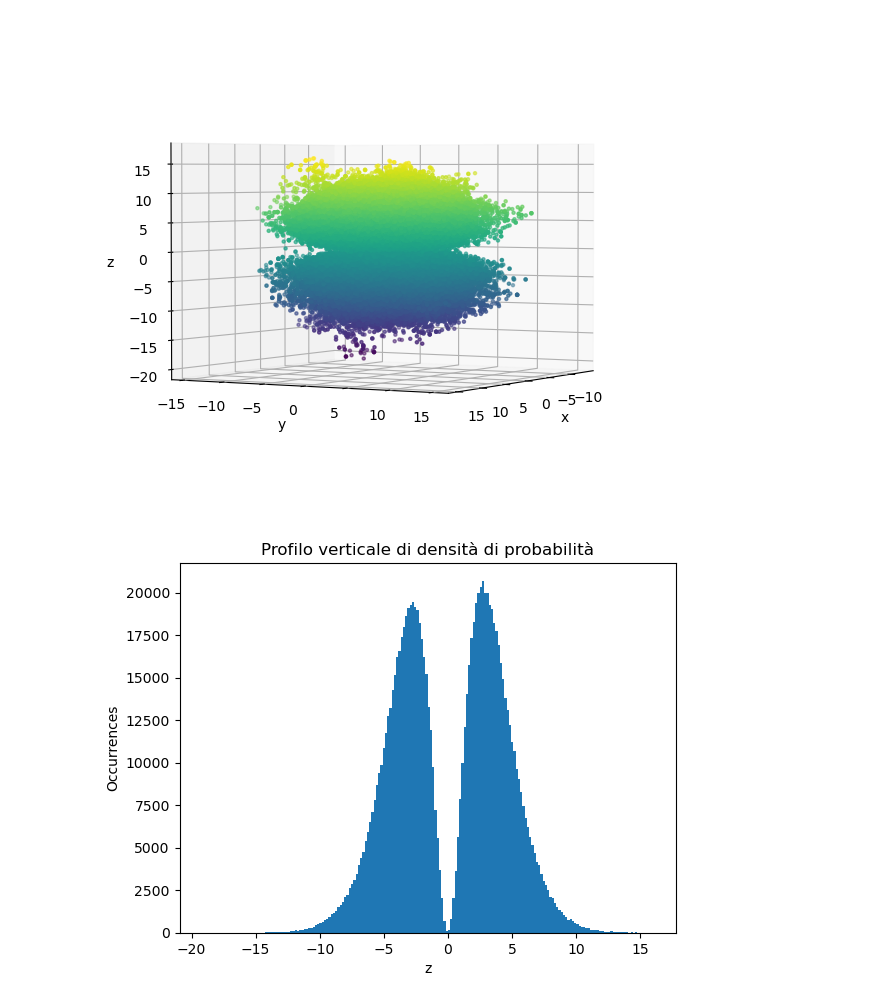
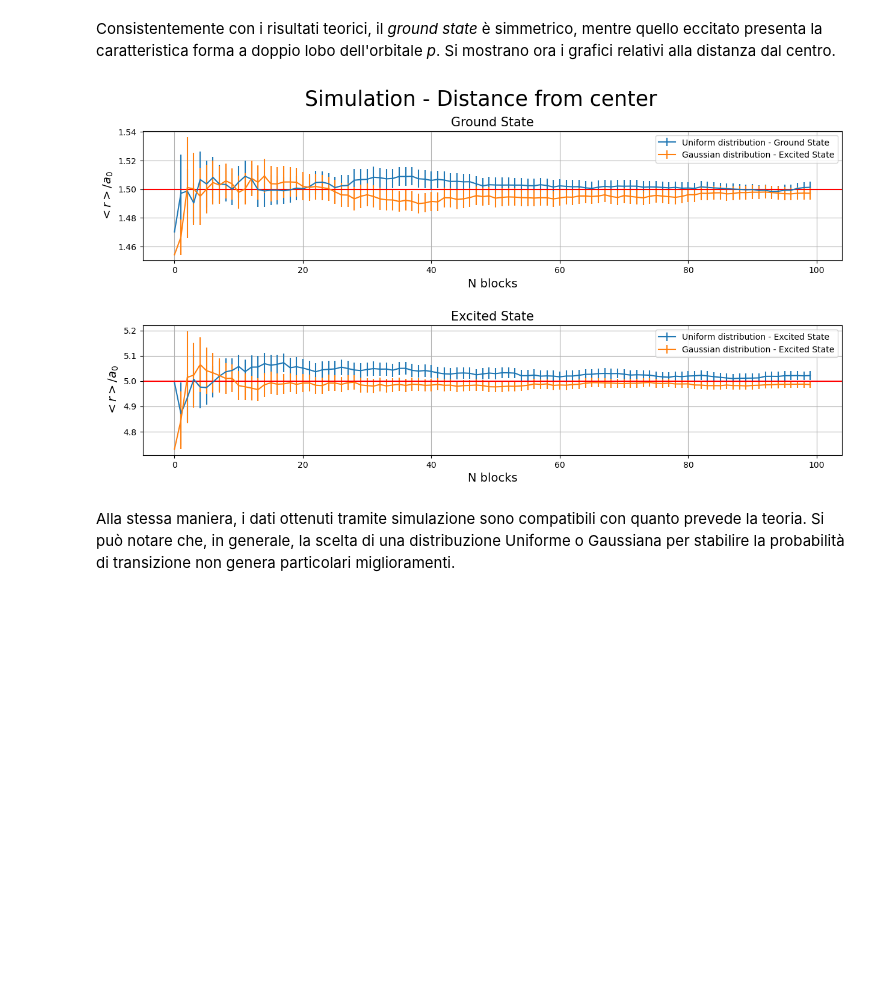
Before and after one commit to matteopicciolini/Numeric-Simulation-Laboratory, a Jupyter notebook: JupyterNotebooks/Exercises_05.ipynb, the cells around one changed output. Drawn from its saved outputs; the diff is of its cells as text; code cells hidden in the pictures; blank space fills up the shorter version.

```diff
--- a/JupyterNotebooks/Exercises_05.ipynb
+++ b/JupyterNotebooks/Exercises_05.ipynb
@@ -196,32 +247,46 @@ Incertezza statistica :
-# %%
-import matplotlib
-import matplotlib.pyplot as plt
-import numpy as np
-from mpl_toolkits.mplot3d import Axes3D
-
-X,Y,Z = np.loadtxt("../Data/05.1_Unif_0.87_0.87_0.87_Excited_State.dat", usecols=(0,1,2), delimiter=' ', unpack='true')
-
-fig = plt.figure()
-ax = Axes3D(fig)
-ax.scatter(X, Y, Z, c=Z, marker='.')
-ax.set_xlabel('x')
-ax.set_ylabel('y')
-ax.set_zlabel('z')
-ax.view_init(2, 30)
-
-plt.show()
-
-#--------------------------------------
-
-# cross section on (x,y)=(0,0) axis
-
-fig = plt.figure()
-plt.hist(Z,200)
-plt.xlabel("z")
-plt.ylabel("Occurrences")
-plt.title("Profilo verticale di densità di probabilità")
-
-plt.show()
-# %% [output]
-[figure, removed]
-[figure, removed]
+# %% [markdown]
+Consistentemente con i risultati teorici, il *ground state* è simmetrico, mentre quello eccitato presenta la caratteristica forma a doppio lobo dell'orbitale *p*. Si mostrano ora i grafici relativi alla distanza dal centro.
+# %%
+plt.figure(figsize = (15,7))
+
+plt.subplot(2, 1, 1)
+plt.suptitle("Simulation - Distance from center", fontsize = 25)
+
+x_label, progressive_sum, progressive_error = np.loadtxt("../Data/05.1_Unif_1.00_1.00_1.00_Dist_Ground_State.dat",
+                                                          unpack = True, usecols = (0, 2, 3))
+plt.errorbar(x_label, progressive_sum, yerr = progressive_error, label = "Uniform distribution - Ground State")
+
+x_label, progressive_sum, progressive_error = np.loadtxt("../Data/05.1_Gauss_1.00_1.00_1.00_Dist_Ground_State.dat",
+                                                          unpack = True, usecols = (0, 2, 3))
+plt.errorbar(x_label, progressive_sum, yerr = progressive_error, label = "Gaussian distribution - Excited State")
+
+plt.ylabel('$<r>/a_0$', fontsize = 14)
+plt.xlabel('N blocks', fontsize = 14)
+plt.grid(True)
+plt.axhline(y=3/2, color = 'r', linestyle = '-')
+plt.title('Ground State',  fontsize = 15)
+plt.legend()
+
+plt.subplot(2, 1, 2)
+x_label, progressive_sum, progressive_error = np.loadtxt("../Data/05.1_Unif_1.00_1.00_1.00_Dist_Excited_State.dat",
+                                                          unpack = True, usecols = (0, 2, 3))
+plt.errorbar(x_label, progressive_sum, yerr = progressive_error, label = "Uniform distribution - Excited State")
+
+x_label, progressive_sum, progressive_error = np.loadtxt("../Data/05.1_Gauss_1.00_1.00_1.00_Dist_Excited_State.dat",
+                                                          unpack = True, usecols = (0, 2, 3))
+plt.errorbar(x_label, progressive_sum, yerr = progressive_error, label = "Gaussian distribution - Excited State")
+
+plt.ylabel('$<r>/a_0$', fontsize = 14)
+plt.xlabel('N blocks', fontsize = 14)
+plt.grid(True)
+plt.axhline(y = 5, color = 'r', linestyle = '-')
+plt.title('Excited State',  fontsize = 15)
+plt.legend()
+
+plt.subplots_adjust(hspace = 0.5)
+
+plt.show()
+# %% [output]
+[figure, added]
+# %% [markdown]
+Alla stessa maniera, i dati ottenuti tramite simulazione sono compatibili con quanto prevede la teoria. Si può notare che, in generale, la scelta di una distribuzione Uniforme o Gaussiana per stabilire la probabilità di transizione non genera particolari miglioramenti.
```
Also changed, not shown: parts of 15 cells of this notebook, 37 other files.
